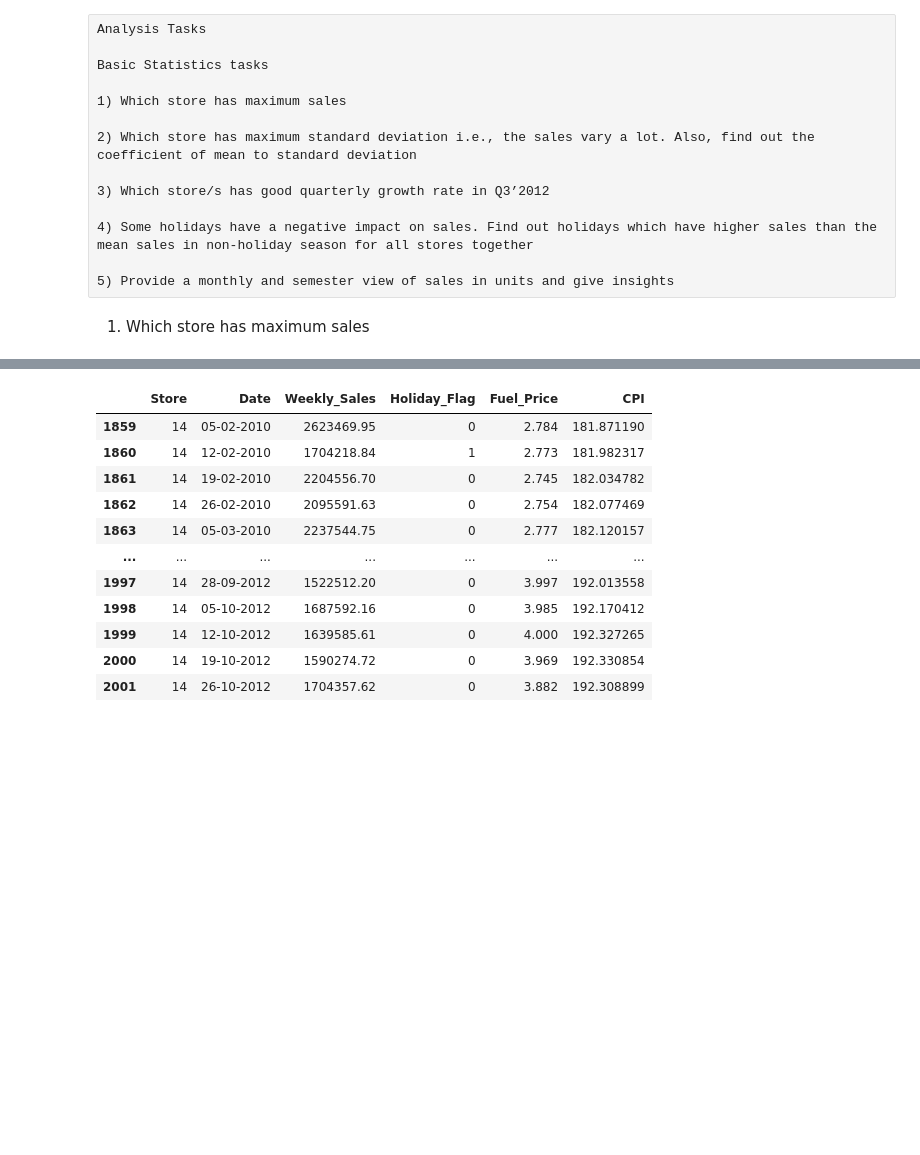
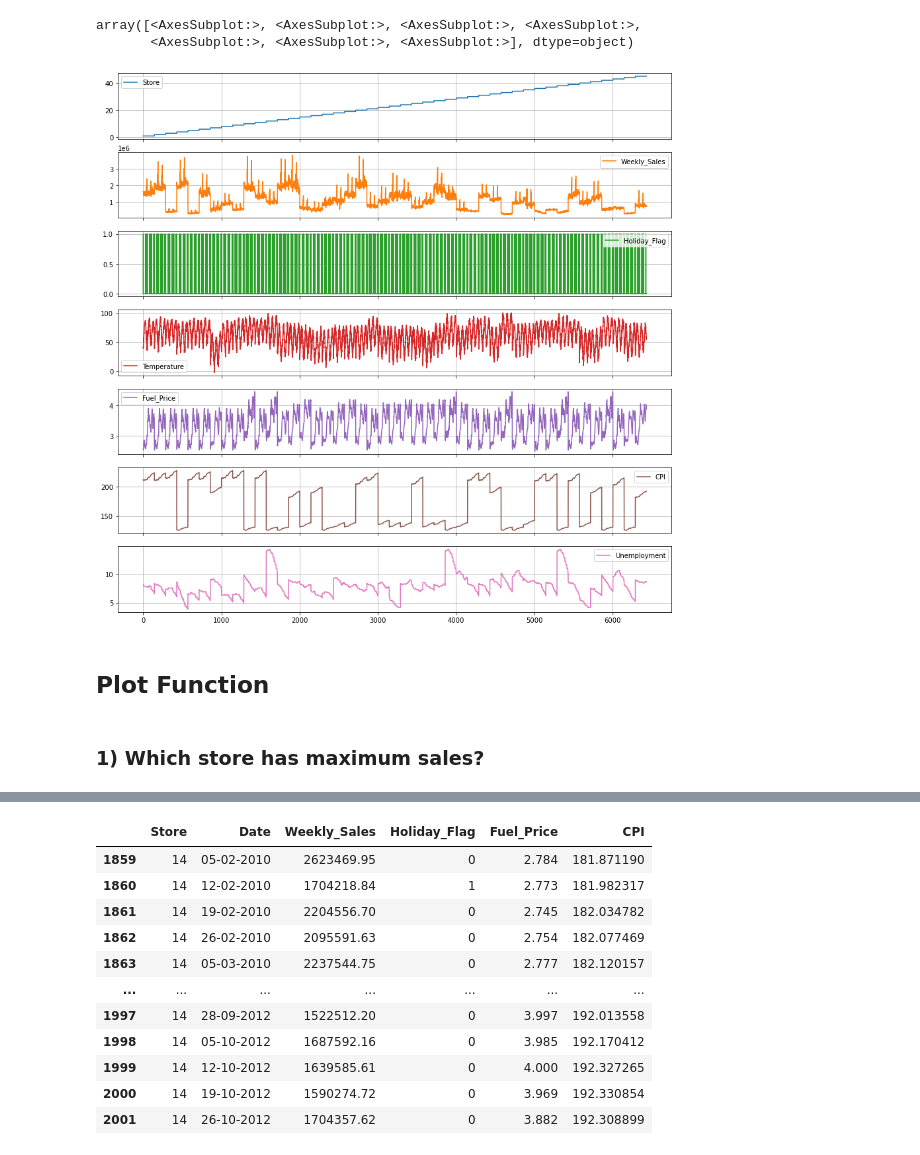
Before and after one commit to meagaram/Datascience-notes, a Jupyter notebook: Walmart-Dataset-Analysis.ipynb, the cells around one changed output, grey strips where cells are left out. Saved outputs shown, nothing was run; the diff lists cells and outputs as text; code cells hidden in the pictures; blank space fills up the shorter version.

Commit message:
Few Plotting is done

```diff
--- a/Walmart-Dataset-Analysis.ipynb
+++ b/Walmart-Dataset-Analysis.ipynb
@@ -61,16 +87,10 @@ Christmas: 31-Dec-10, 30-Dec-11, 28-Dec-12, 27-Dec-13
+# %%
+df.plot(subplots=True, grid=True, figsize=(15,15))  # ===> Value Distribution
+# %% [output]
+array([<AxesSubplot:>, <AxesSubplot:>, <AxesSubplot:>, <AxesSubplot:>,
+       <AxesSubplot:>, <AxesSubplot:>, <AxesSubplot:>], dtype=object)
+[figure, added]
 # %%
 df.drop(["Temperature","Unemployment"], axis="columns", inplace=True)
-# %% [raw]
-Analysis Tasks
-
-Basic Statistics tasks
-
-1) Which store has maximum sales
-
-2) Which store has maximum standard deviation i.e., the sales vary a lot. Also, find out the coefficient of mean to standard deviation
-
-3) Which store/s has good quarterly growth rate in Q3’2012
-
-4) Some holidays have a negative impact on sales. Find out holidays which have higher sales than the mean sales in non-holiday season for all stores together
-
-5) Provide a monthly and semester view of sales in units and give insights
+# %% [markdown]
+## Plot Function
@@ -77,2 +119,2 @@ Basic Statistics tasks
 # %% [markdown]
-1) Which store has maximum sales
+### 1) Which store has maximum sales?
```
Also changed, not shown: parts of 57 cells of this notebook.
